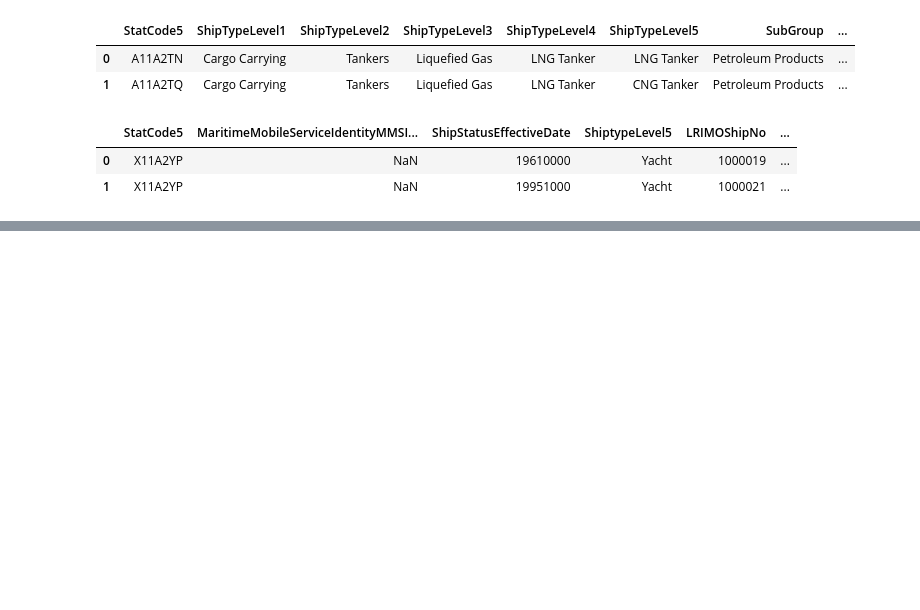
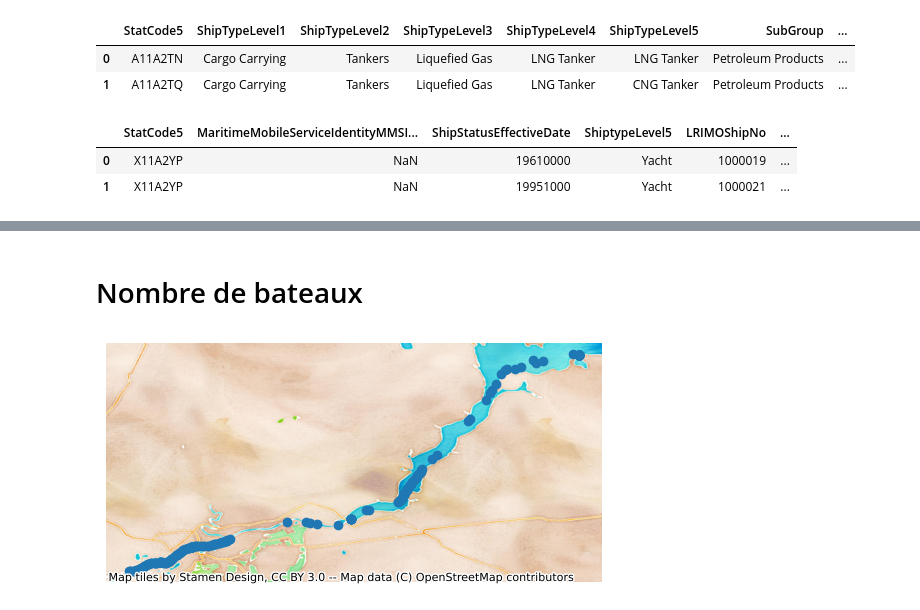
Before and after one commit to InseeFrLab/hackathon-un-2022, a Jupyter notebook: notebooks/analyze_ihs.ipynb, the cells around one changed output, grey strips where cells are left out. Saved outputs shown, nothing was run; the diff lists cells and outputs as text; code cells hidden in the pictures; blank space fills up the shorter version.

Commit message:
import

```diff
--- a/notebooks/analyze_ihs.ipynb
+++ b/notebooks/analyze_ihs.ipynb
@@ -41,0 +49,3 @@ dtype: float64
+# %%
+AIS = pd.read_parquet(fs.open(f'{bucket}/AIS/ais_azov_20220101_20220107.parquet',
+                         mode='rb'))
@@ -41,0 +68,20 @@ dtype: float64
+# %% [markdown]
+# Nombre de bateaux
+# %%
+import geopandas as gpd
+import contextily as ctx
+
+AIS_sample = AIS.loc[AIS['mmsi'] == 272168100]
+example = gpd.GeoDataFrame(
+    AIS_sample,
+    geometry = gpd.points_from_xy(AIS_sample.longitude, AIS_sample.latitude),
+    crs = 4326
+)
+
+ax = example.plot()
+ctx.add_basemap(ax, source = ctx.providers.Stamen.Watercolor, crs = 4326)
+ax.set_axis_off()
+#geometry=geopandas
+#.nunique()
+# %% [output]
+[figure, added]
```
Also changed, not shown: parts of 4 cells of this notebook, 1 other file.
